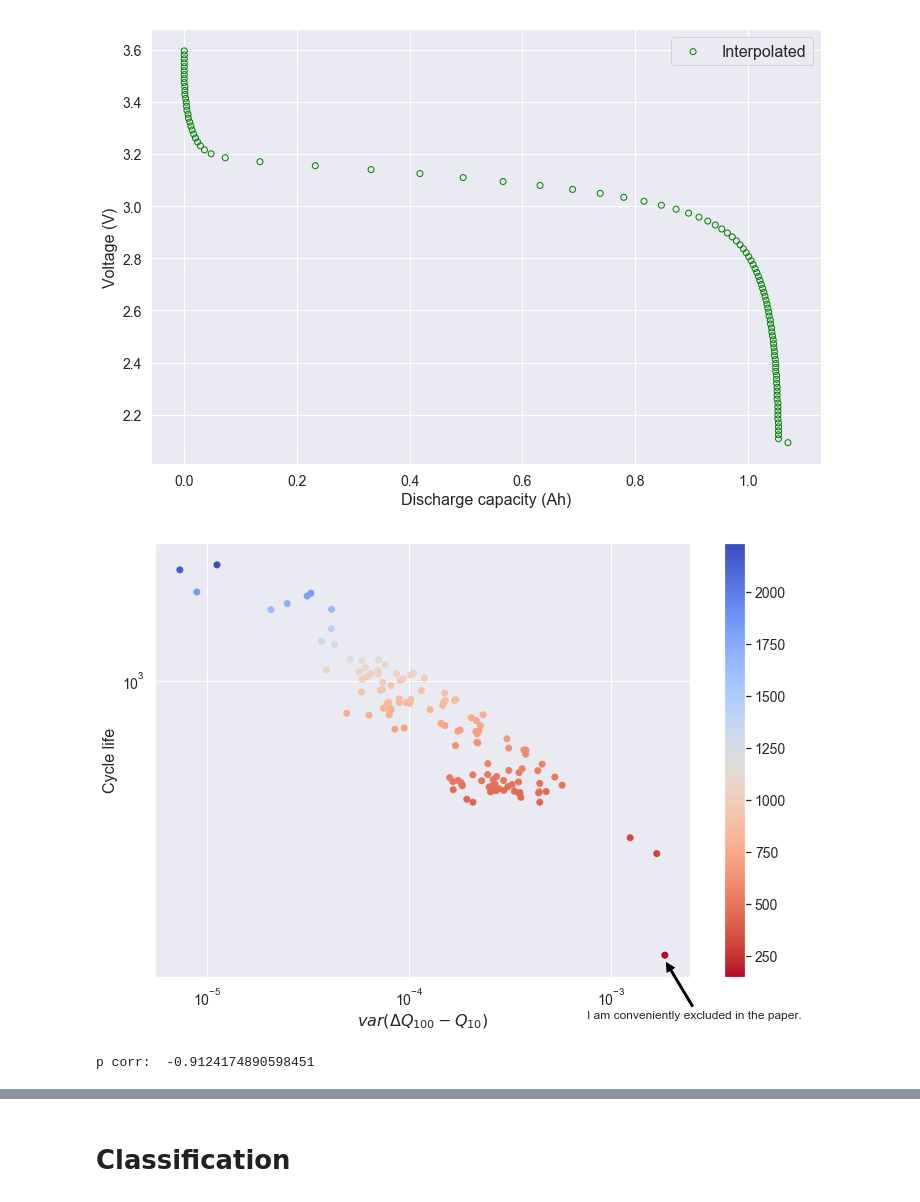
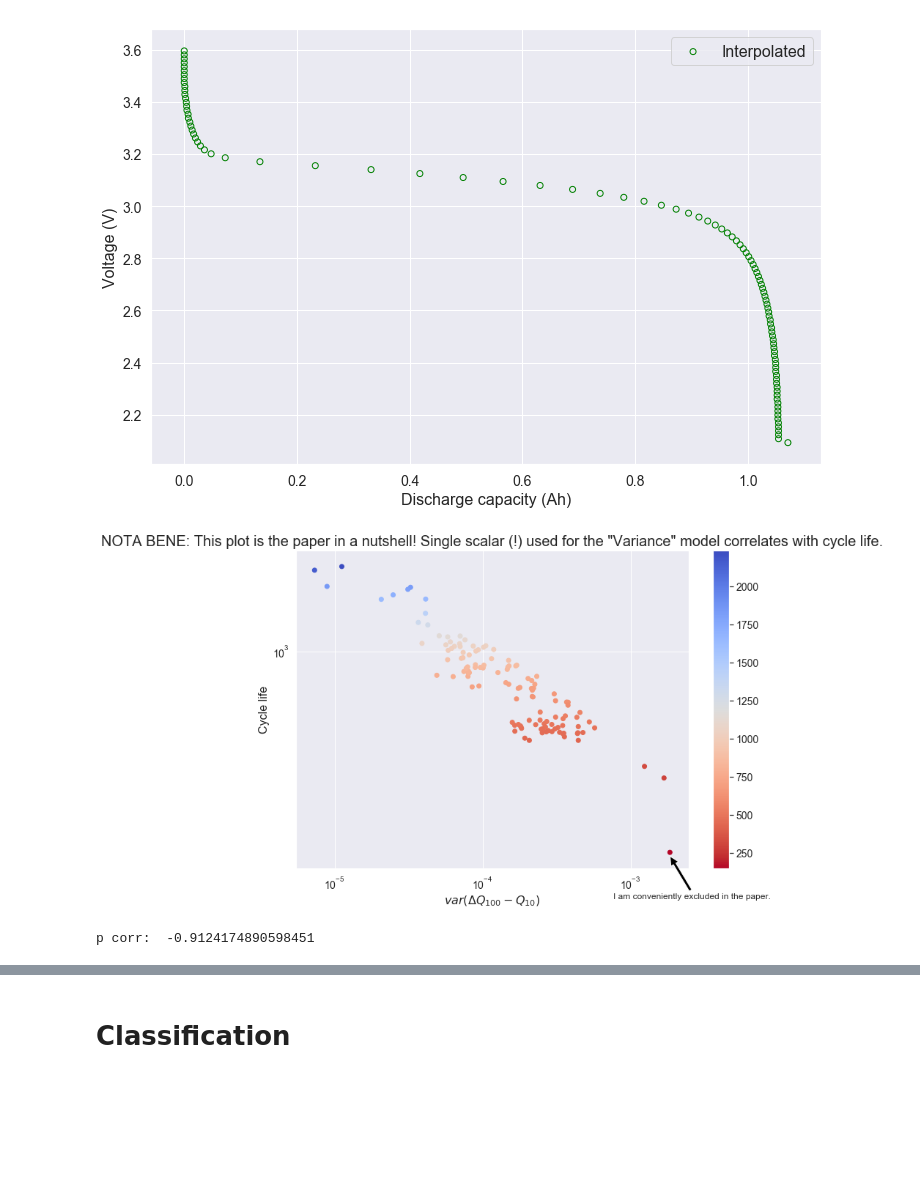
Before and after one commit to hwaxxer/nature-paper, a Jupyter notebook: Classification.ipynb, the cells around one changed output, grey strips where cells are left out. Drawn from its saved outputs; the diff is of its cells as text; code cells hidden in the pictures; blank space fills up the shorter version.

```diff
--- a/Classification.ipynb
+++ b/Classification.ipynb
@@ -169,10 +169,9 @@ def get_QV(cycle, num=1000):
 # %%
 for cycle in [10, 100]:
     qd, v = get_QV(cell['cycles'][str(cycle)])
-    plt.plot(qd, v, label='$\Delta Q(V)$ cycle {}'.format(cycle))
+    plt.plot(qd, v, label='$Q(V)$ cycle {}'.format(cycle))
     plt.xlabel('Discharge capacity (Ah)')
     plt.ylabel('Voltage (V)')
 plt.legend()
-plt.title('NOTA BENE: This plot is the paper in a nutshell! Single scalar (!) used for the "Variance" model.')
 plt.show()
 # %% [output]
@@ -246,34 +244,36 @@ plt.annotate('I am conveniently excluded in the paper.',
             xytext=(30, -50.0),    # fraction, fraction
             textcoords='offset points',
             arrowprops=dict(facecolor='black', alpha=1, shrink=0.01),
             horizontalalignment='center',
             verticalalignment='top',
             )
 
 # del xs[worst_battery]
 # del ys[worst_battery]
 
 xs = np.array(xs).reshape(-1, 1)
 ys = np.array(ys).reshape(-1, 1)
 
 ax = plt.gca()
 ax.set_yscale('log')
 ax.set_xscale('log')
 
 cm = plt.cm.get_cmap('coolwarm_r')
 
 sc = plt.scatter(xs, ys, c=ys, cmap=cm)
 
 plt.colorbar(sc)
 plt.ylabel('Cycle life')
 plt.xlabel(r'$var(\Delta Q_{100} - Q_{10})$')
+plt.title('NOTA BENE: This plot is the paper in a nutshell! Single scalar (!) used for the "Variance" model correlates with cycle life.')
+
 plt.show()
 
 xs = np.array(xs).reshape(-1)
 ys = np.array(ys).reshape(-1)
 print('p corr: ', np.corrcoef(np.log(xs), np.log(ys))[0,1])
 # %% [output]
-[figure, old version]
+[figure, new version]
 p corr:  -0.9124174890598451
 # %% [markdown]
 # From paper:
```
Also changed, not shown: parts of 11 cells of this notebook.
